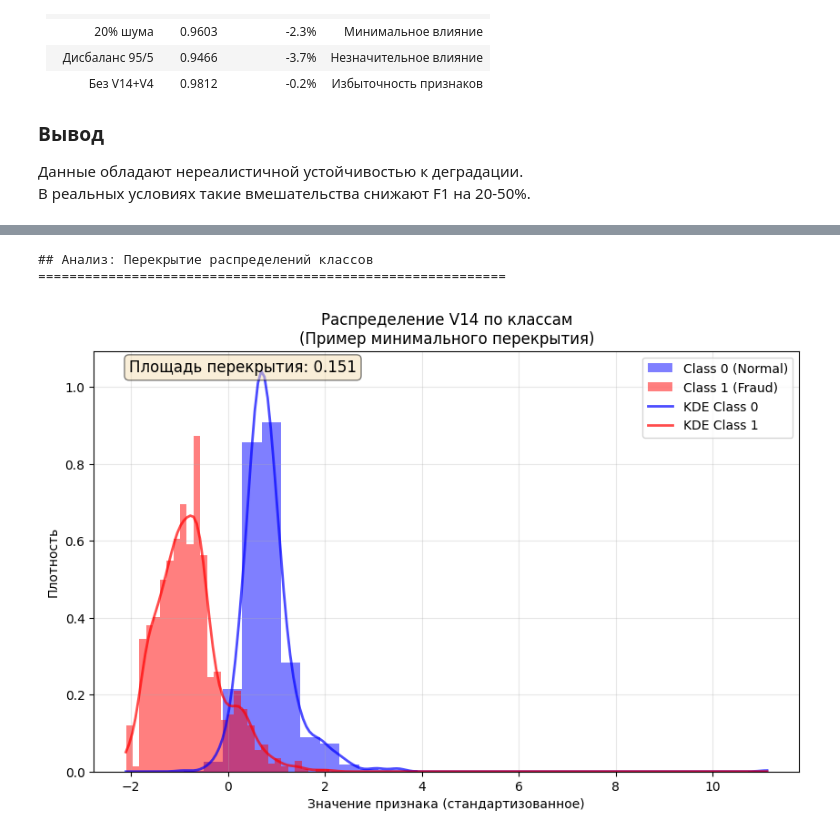
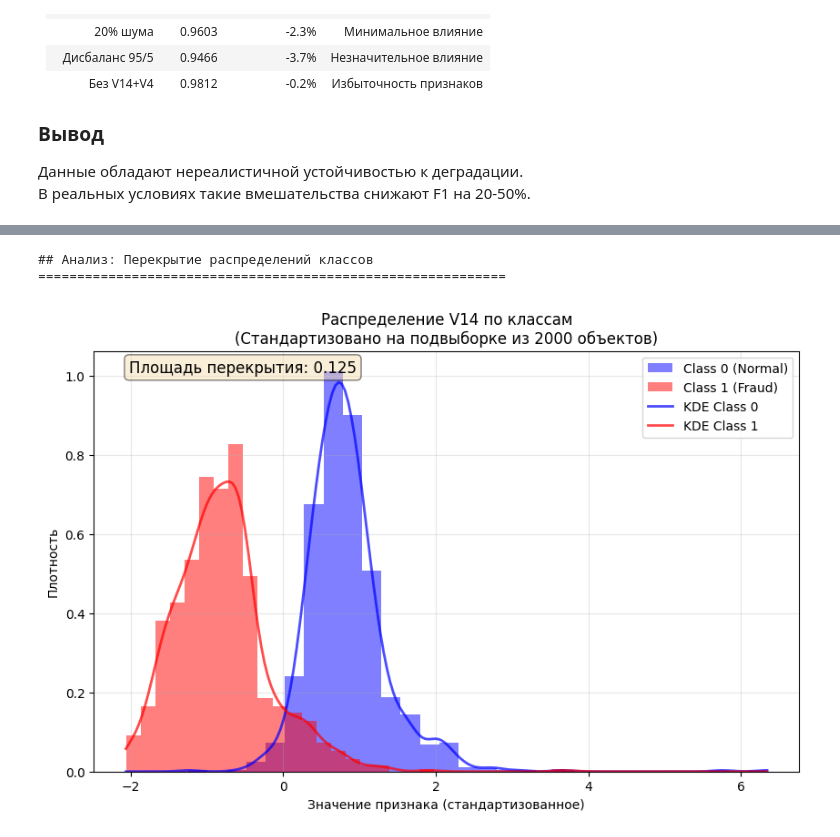
Before and after one commit to ls3j33/credit-card-fraud-classification, a Jupyter notebook: notebooks/3_improvements.ipynb, the cells around one changed output, grey strips where cells are left out. Cells and saved outputs as stored; diff of their text form; code cells hidden in the pictures.

```diff
--- a/notebooks/3_improvements.ipynb
+++ b/notebooks/3_improvements.ipynb
@@ -31,15 +37,12 @@ print("✅ Библиотеки загружены")
 ✅ Библиотеки загружены
 # %%
 # Ячейка 3: Загрузка данных и baseline результатов
-from sklearn.model_selection import train_test_split
-from sklearn.preprocessing import StandardScaler
 
-# Быстрая загрузка и подготовка
+# Загрузка данных
 df = pd.read_csv('../data/creditcard_2023.csv')
 df = df.drop('id', axis=1)
-df['Amount_log'] = np.log1p(df['Amount'])
-df = df.drop('Amount', axis=1)
 
+# 1. Сначала разделяем
 X = df.drop('Class', axis=1)
 y = df['Class']
 
@@ -47,6 +50,15 @@ X_train, X_test, y_train, y_test = train_test_split(
     X, y, test_size=0.2, random_state=42
 )
 
+# 2. Затем feature engineering ОТДЕЛЬНО для train и test
+X_train['Amount_log'] = np.log1p(X_train['Amount'])
+X_test['Amount_log'] = np.log1p(X_test['Amount'])
+
+# 3. Удаляем исходный Amount
+X_train = X_train.drop('Amount', axis=1)
+X_test = X_test.drop('Amount', axis=1)
+
+# 4. Масштабирование
 scaler = StandardScaler()
 X_train_scaled = scaler.fit_transform(X_train)
 X_test_scaled = scaler.transform(X_test)
@@ -180,50 +232,76 @@ print("Вывод: Даже отдельные признаки хорошо р
 print("\n## Анализ: Перекрытие распределений классов")
 print("=" * 60)
 
-# Берём самый информативный признак
-best_feature = single_df.iloc[0]['feature']
-best_idx = feature_names.index(best_feature)
+# Вычисляем F-статистики ТОЛЬКО на тренировочных данных
+f_scores, _ = f_classif(X_train, y_train)
+best_idx_new = np.argmax(f_scores)
 
-# Данные для визуализации
-sample_idx = np.random.choice(len(X_train_scaled), 2000, replace=False)
-feature_values = X_train_scaled[sample_idx, best_idx]
-class_labels = y_train.iloc[sample_idx] if hasattr(y_train, 'iloc') else y_train[sample_idx]
+# Получаем имя признака
+if hasattr(X_train, 'columns'):
+    best_feature_new = X_train.columns[best_idx_new]
+else:
+    best_feature_new = f"V{best_idx_new}"
 
-# График
+# 2. Берем НЕмасштабированные данные
+sample_idx = np.random.choice(len(X_train), 2000, replace=False)
+
+# Получаем данные правильно
+if hasattr(X_train, 'iloc'):  # Если это pandas DataFrame
+    X_sample_raw = X_train.iloc[sample_idx]
+    feature_raw = X_sample_raw[best_feature_new].values  # .values для numpy array
+    y_sample = y_train.iloc[sample_idx].values
+else:  # Если это numpy array
+    X_sample_raw = X_train[sample_idx]
+    feature_raw = X_sample_raw[:, best_idx_new]
+    y_sample = y_train[sample_idx]
+
+# 3. Масштабирование ТОЛЬКО для визуализации (на выбранной подвыборке)
+from sklearn.preprocessing import StandardScaler
+scaler = StandardScaler()
+
+# Убедимся, что feature_raw - это numpy array
+if not isinstance(feature_raw, np.ndarray):
+    feature_raw = np.array(feature_raw)
+
+# Reshape для StandardScaler и обратно flatten для использования
+feature_scaled = scaler.fit_transform(feature_raw.reshape(-1, 1)).flatten()
+
+# 4. График
 plt.figure(figsize=(10, 6))
 
-# Гистограммы
-plt.hist(feature_values[class_labels == 0], bins=30, alpha=0.5,
+# Гистограммы на масштабированных данных
+plt.hist(feature_scaled[y_sample == 0], bins=30, alpha=0.5,
          label='Class 0 (Normal)', density=True, color='blue')
-plt.hist(feature_values[class_labels == 1], bins=30, alpha=0.5,
+plt.hist(feature_scaled[y_sample == 1], bins=30, alpha=0.5,
          label='Class 1 (Fraud)', density=True, color='red')
 
-# KDE
-kde0 = gaussian_kde(feature_values[class_labels == 0])
-kde1 = gaussian_kde(feature_values[class_labels == 1])
+# KDE на масштабированных данных
+kde0 = gaussian_kde(feature_scaled[y_sample == 0])
+kde1 = gaussian_kde(feature_scaled[y_sample == 1])
 
-xs = np.linspace(feature_values.min(), feature_values.max(), 200)
+xs = np.linspace(feature_scaled.min(), feature_scaled.max(), 200)
 plt.plot(xs, kde0(xs), 'b-', linewidth=2, alpha=0.7, label='KDE Class 0')
 plt.plot(xs, kde1(xs), 'r-', linewidth=2, alpha=0.7, label='KDE Class 1')
 
-plt.title(f'Распределение {best_feature} по классам\n(Пример минимального перекрытия)')
+plt.title(f'Распределение {best_feature_new} по классам\n(Стандартизовано на подвыборке из 2000 объектов)')
 plt.xlabel('Значение признака (стандартизованное)')
 plt.ylabel('Плотность')
 plt.legend()
 plt.grid(True, alpha=0.3)
 
-# Вычисляем площадь перекрытия
+# 5. Вычисляем площадь перекрытия
 overlap = np.minimum(kde0(xs), kde1(xs)).sum() * (xs[1] - xs[0])
 plt.text(0.05, 0.95, f'Площадь перекрытия: {overlap:.3f}',
          transform=plt.gca().transAxes, fontsize=12,
          bbox=dict(boxstyle='round', facecolor='wheat', alpha=0.5))
 
 plt.show()
 
+print(f"📊 Лучший признак: {best_feature_new}")
 print(f"📊 Площадь перекрытия распределений: {overlap:.3f}")
 print(f"   Интерпретация: {overlap:.1%} значений в зоне неопределённости")
 print("Вывод: Минимальное перекрытие → тривиальная классификация")
 # %% [output]
 ## Анализ: Перекрытие распределений классов
 ============================================================
-[figure, old version]
+[figure, new version]
```
Also changed, not shown: parts of 4 cells of this notebook, 2 other files.
